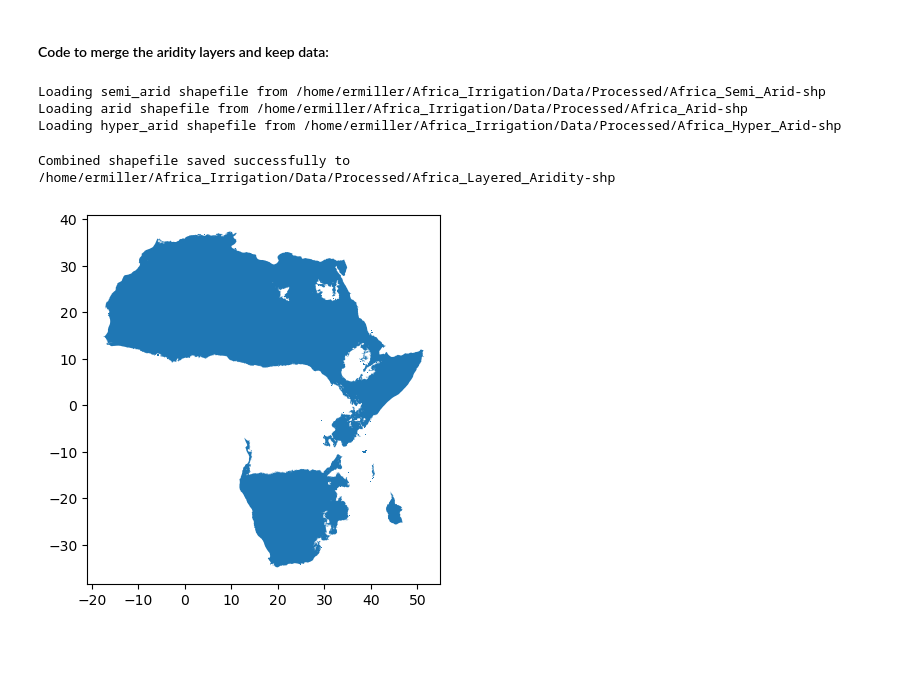
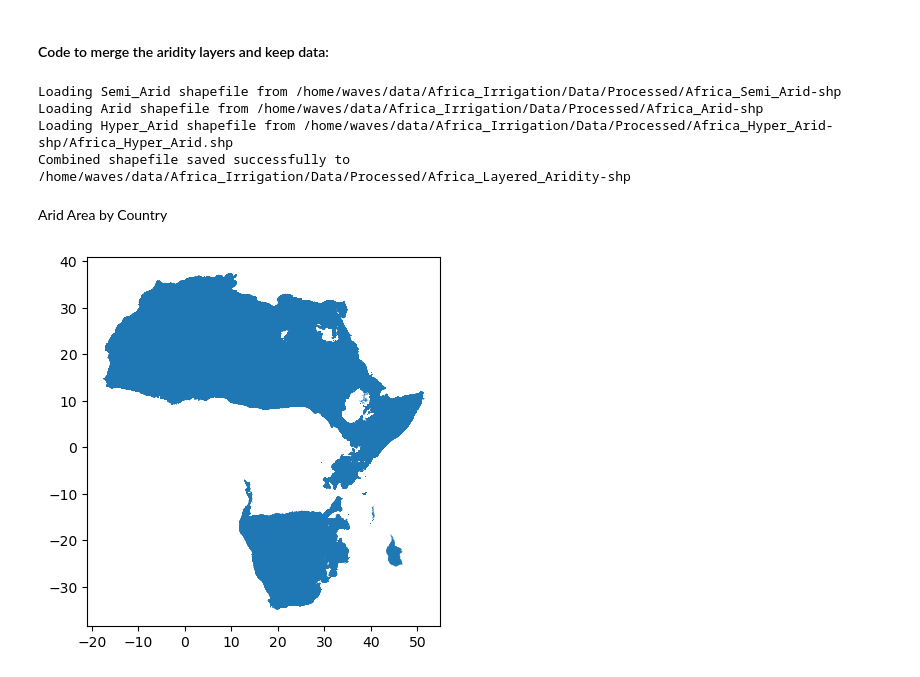
Before and after one commit to rellimylime/Africa_Irrigation, a Jupyter notebook: Code/0_process_data/2_Aridity_refinement.ipynb, the cells around one changed output. Cells and saved outputs as stored; diff of their text form; code cells hidden in the pictures; blank space fills up the shorter version.

Commit message:
Updated for aridity analysis

```diff
--- a/Code/0_process_data/2_Aridity_refinement.ipynb
+++ b/Code/0_process_data/2_Aridity_refinement.ipynb
@@ -24,12 +25,6 @@ def resolve_path(relative_path):
 # %% [markdown]
 ##### Trim Raster to a Reasonable size
 # %%
-# Load configuration
-with open('../../config.yaml', 'r') as file:
-    config = yaml.safe_load(file)
-
-def resolve_path(relative_path):
-    return os.path.join(config['base_path'], relative_path)
 
 # Load the raster file and define the bounding box for Africa
 with rasterio.open(resolve_path(config['Global_Aridity_Raster_path'])) as src:
@@ -55,8 +50,8 @@ with rasterio.open(resolve_path(config['Global_Aridity_Raster_path'])) as src:
 
     # Save the clipped raster
     clipped_tif_path = resolve_path(config['Africa_Arid_Regions_tif_path'])
-    #with rasterio.open(clipped_tif_path, "w", **out_meta) as dest:
-        #dest.write(out_image)
+    with rasterio.open(clipped_tif_path, "w", **out_meta) as dest:
+        dest.write(out_image)
 
 
     print("Clipped raster saved successfully.")
@@ -238,23 +214,12 @@ plt.show()
 # %% [markdown]
 #### Code to merge the aridity layers and keep data:
 # %%
-import geopandas as gpd
-import pandas as pd
-import os
-import yaml
-
-# Load configuration
-with open('../../config.yaml', 'r') as file:
-    config = yaml.safe_load(file)
-
-def resolve_path(relative_path):
-    return os.path.join(config['base_path'], relative_path)
 
 # Define the aridity classes and corresponding shapefile paths
 arid_classes = {
-    'semi_arid': resolve_path(config['Africa_semi_arid_shp_path']),
-    'arid': resolve_path(config['Africa_arid_shp_path']),
-    'hyper_arid': resolve_path(config['Africa_hyper_arid_shp_path'])
+    'Semi_Arid': resolve_path(config['Africa_Semi_Arid_shp_path']),
+    'Arid': resolve_path(config['Africa_Arid_shp_path']),
+    'Hyper_Arid': resolve_path(config['Africa_Hyper_Arid_shp_path'])
 }
 
 # List to hold the GeoDataFrames
@@ -271,26 +236,27 @@ for aridity, path in arid_classes.items():
 #combined_gdf = gpd.GeoDataFrame(pd.concat(gdfs, ignore_index=True))
 
 # Save the combined GeoDataFrame as a new shapefile
-combined_shp_path = resolve_path(config['Africa_arid_layered_shp_path'])
+#combined_shp_path = resolve_path(config['Africa_arid_layered_shp_path'])
 #combined_gdf.to_file(combined_shp_path)
-
-print(f"Combined shapefile saved successfully to {combined_shp_path}")
+#print(f"Combined shapefile saved successfully to {combined_shp_path}")
 # %% [output]
-Loading semi_arid shapefile from /home/ermiller/Africa_Irrigation/Data/Processed/Africa_Semi_Arid-shp
-Loading arid shapefile from /home/ermiller/Africa_Irrigation/Data/Processed/Africa_Arid-shp
-Loading hyper_arid shapefile from /home/ermiller/Africa_Irrigation/Data/Processed/Africa_Hyper_Arid-shp
+Loading Semi_Arid shapefile from /home/waves/data/Africa_Irrigation/Data/Processed/Africa_Semi_Arid-shp
+Loading Arid shapefile from /home/waves/data/Africa_Irrigation/Data/Processed/Africa_Arid-shp
+Loading Hyper_Arid shapefile from /home/waves/data/Africa_Irrigation/Data/Processed/Africa_Hyper_Arid-shp/Africa_Hyper_Arid.shp
+Combined shapefile saved successfully to /home/waves/data/Africa_Irrigation/Data/Processed/Africa_Layered_Aridity-shp
-Combined shapefile saved successfully to /home/ermiller/Africa_Irrigation/Data/Processed/Africa_Layered_Aridity-shp
+# %% [markdown]
+Arid Area by Country
 # %%
-africa_arid = gpd.read_file(resolve_path(config['Africa_all_shp_path']))
+africa_arid = gpd.read_file(resolve_path(config['Africa_All_shp_path']))
 
 africa_arid.set_crs(epsg=4326, inplace=True)
 africa_gdf.set_crs(epsg=4326, inplace=True)
 
-merged_gdf = gpd.sjoin(africa_arid, africa_gdf, how = 'inner', op = 'intersects')
+merged_gdf = gpd.sjoin(africa_arid, africa_gdf, how='inner', predicate='intersects')
 
 merged_gdf.plot()
 plt.show()
 
 merged_gdf.to_file(resolve_path(config['Africa_Arid_by_Country_shp_path']))
 # %% [output]
-[figure, old version]
+[figure, new version]
```
Also changed, not shown: parts of 5 cells of this notebook, 4 other files.
